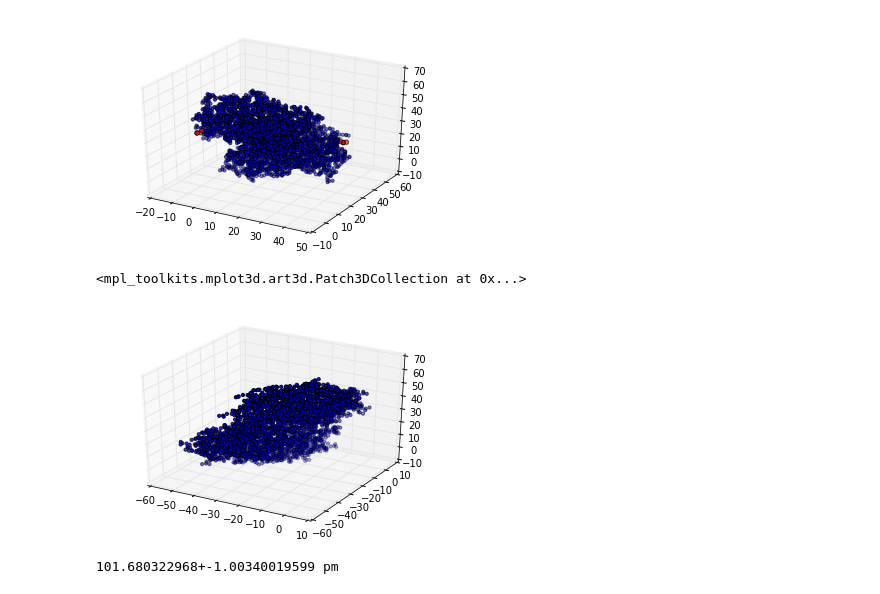
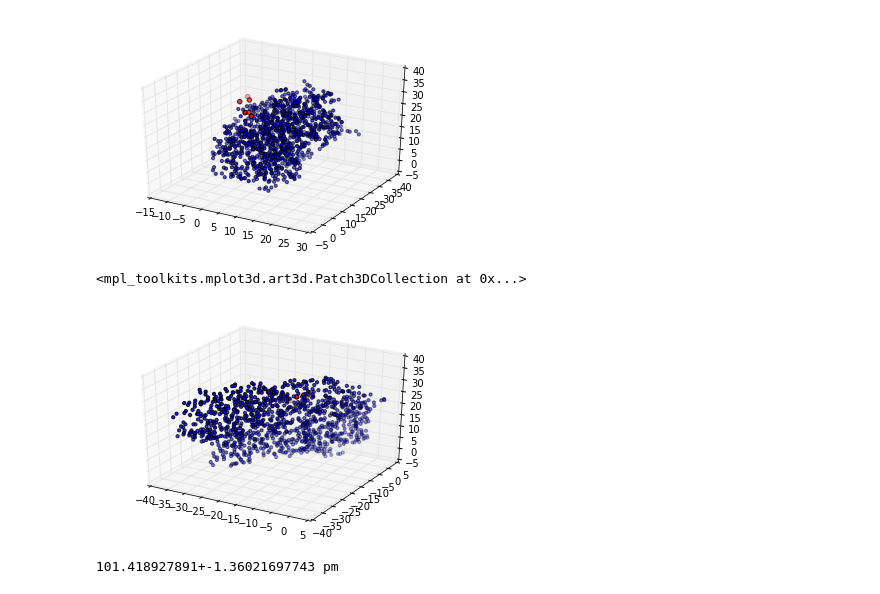
Before and after one commit to igemsoftware/Heidelberg_2014, a Jupyter notebook: Linkersoftware.ipynb, the cells around one changed output. Drawn from its saved outputs; the diff is of its cells as text; code cells hidden in the pictures.

```diff
--- a/Linkersoftware.ipynb
+++ b/Linkersoftware.ipynb
@@ -7,7 +7,7 @@ import matplotlib.pyplot as plt
 from mpl_toolkits.mplot3d import Axes3D
 %matplotlib inline
 
-f = open('proteine/GFP.pdb', 'r')
+f = open('proteine/dnab.pdb', 'r')
 #print pdbfile
 
 x = []
@@ -46,34 +46,34 @@ fig = plt.figure()
 ax = fig.add_subplot(111, projection='3d')
 ax.scatter(x[5:-5:], y[5:-5:], z[5:-5:], s=10)
 ax.scatter(x[:4:], y[:4:], z[:4:], s = 20, c ="r")
 ax.scatter(x[-4::], y[-4::], z[-4::], s = 20, c ="r")
 
 phi = np.pi / 2
 
 #einen Vektor mit Drehmatrix drehen um a-achse
 def drehenx(phi, x, y, z):
     x = x
     y = y * np.cos(phi) - z * np.sin(phi)
     z = y * np.sin(phi) + z * np.cos(phi)
     return [x, y, z]
 
 def dreheny(phi, x, y, z):
     x = x  * np.cos(phi) - z * np.sin(phi)
     y = y
     z = x * np.sin(phi) + z * np.cos(phi)
     return [x, y, z]
 
 def drehenz(phi, x, y, z):
     x = x  * np.cos(phi) - y * np.sin(phi)
     y = x * np.sin(phi) +  y* np.cos(phi)
     z = z
     return [x, y, z]
 
 xgedr = drehenz(phi, x, y, z)[0]
 ygedr = drehenz(phi, x, y, z)[1]
 zgedr = drehenz(phi, x, y, z)[2]
 # %% [output]
-[figure, old version]
+[figure, new version]
 # %%
 fig = plt.figure()
 ax = fig.add_subplot(111, projection='3d')
@@ -82,7 +82,7 @@ ax.scatter(xgedr[:4:], ygedr[:4:], zgedr[:4:], s = 20, c ="r")
 ax.scatter(xgedr[-4::], ygedr[-4::], zgedr[-4::], s = 20, c ="r")
 # %% [output]
 <mpl_toolkits.mplot3d.art3d.Patch3DCollection at 0x...>
-[figure, old version]
+[figure, new version]
 # %%
 #Längenkalibration, wir wissen, dass der Abstand von c-c 154 pm ist.
 #Wir machen das am Glycin, weil das am einfachsten für uns ist.
@@ -101,4 +101,4 @@ kalibfehl = np.std(abstaende) *kalib
 
 print str(kalib) + "+-" +str (kalibfehl) +" pm"
 # %% [output]
-101.680322968+-1.00340019599 pm
+101.418927891+-1.36021697743 pm
```
Also changed, not shown: parts of 1 cell of this notebook.
